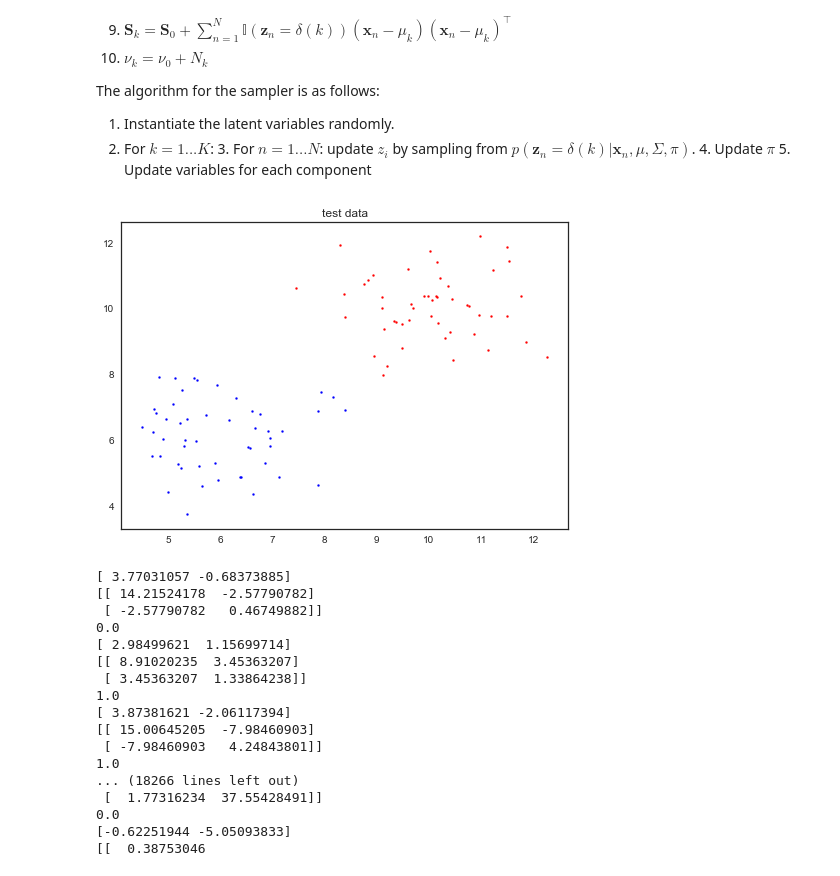
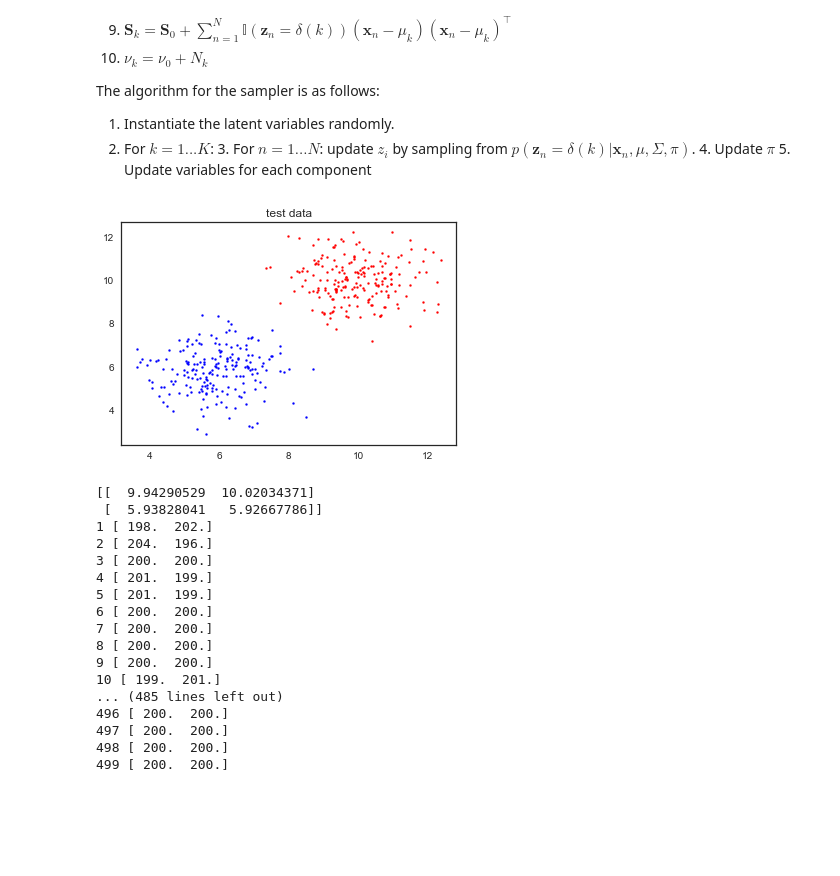
Before and after one commit to onefishy/Boston311, a Jupyter notebook: Code/Gibbs Sampler for Bayesian GMM .ipynb, the cells around one changed output. Cells and saved outputs as stored; diff of their text form; code cells hidden in the pictures; blank space fills up the shorter version.

Commit message:
reformatted sampler

```diff
--- a/Code/Gibbs Sampler for Bayesian GMM .ipynb
+++ b/Code/Gibbs Sampler for Bayesian GMM .ipynb
@@ -64,35 +64,35 @@ from sklearn import mixture
 import re
 import numpy as np
 #-------------   data parameters
 K = 2 #number of components
-N = 100 #number of observations
+N = 400 #number of observations
 M = 2 #number of attributes per observation
 
 n_samples = int(N/2.0) #number of points in each component
 mu1 = np.array([10, 10]) #mean of component 1
 mu2 = np.array([6, 6]) #mean of component 1
 
 # generate random sample, two components
 np.random.seed(0)
 
 # generate spherical data centered on mu1
 comp1 = np.random.randn(n_samples, M) + mu1
 
 # generate spherical data centered on mu2
 comp2 = np.random.randn(N - n_samples, M) + mu2
 
 # concatenate the two datasets into training set
 data = np.vstack([comp1, comp2])
 
 #plot the components
 plt.scatter(comp1[:, 0], comp1[:, 1], 4, color='r')
 plt.scatter(comp2[:, 0], comp2[:, 1], 4, color='b')
 
 plt.title('test data')
 plt.axis('tight')
 plt.show()
 # %% [output]
-[figure, old version]
+[figure, new version]
 # %%
 from scipy.stats import invwishart, multivariate_normal, dirichlet
 
@@ -287,39 +289,47 @@ def gibbs_gmm(K, X, pi, Z, mu, Sigma, nu_0, S_0, V_0, m_0, alpha_0):
 N = 100
 K = 2
 X = data
-pi = np.array([0.5, 0.5])
-Z = np.zeros((N,K))
-for i in range(N):
-    if np.random.uniform()<0.5:
-        Z[i,0] = 1
-    else:
-        Z[i,1] = 1
-mu = np.array([[7.5, 11.2],[3.4, 7.6]])
+pi = np.array([0.44, 0.55])
+
 Sigma = np.array([np.eye(2), np.eye(2)])
-nu_0 = 3
-S_0 = np.array([[1.2, 0.5], [0.2, 1.7]])
+
+mu = np.array([[11.2, 10.7],[5.3, 6.5]])
+Z  = update_Z(data, mu, Sigma, pi)
+
+nu_0 = 2
+S_0 = np.eye(2)
 V_0 =  np.eye(2)
-m_0 = np.array([7.5, 11.2])
-alpha_0 = np.array([0.5, 0.5])
+m_0 = np.array([8., 8.])
+alpha_0 = np.array([1., 1.])
 
 
 
-samples = gibbs_gmm(K, X, pi, Z, mu, Sigma, nu_0, S_0, V_0, m_0, alpha_0)
+Z_samples, pi_samples, mu_samples, Sigma_samples, nu_samples, V_samples, m_samples, S_samples= gibbs_gmm(K,
+                                                                                                         X,
+                                                                                                         pi,
+                                                                                                         Z,
+                                                                                                         mu,
+                                                                                                         Sigma,
+                                                                                                         nu_0,
+                                                                                                         S_0,
+                                                                                                         V_0,
+                                                                                                         m_0,
+                                                                                                         alpha_0)
 # %% [output]
-[ 3.77031057 -0.68373885]
-[[ 14.21524178  -2.57790782]
- [ -2.57790782   0.46749882]]
-0.0
-[ 2.98499621  1.15699714]
-[[ 8.91020235  3.45363207]
- [ 3.45363207  1.33864238]]
-1.0
-[ 3.87381621 -2.06117394]
-[[ 15.00645205  -7.98460903]
- [ -7.98460903   4.24843801]]
-1.0
-... (18266 lines left out)
- [  1.77316234  37.55428491]]
-0.0
-[-0.62251944 -5.05093833]
-[[  0.38753046
+[[  9.94290529  10.02034371]
+ [  5.93828041   5.92667786]]
+1 [ 198.  202.]
+2 [ 204.  196.]
+3 [ 200.  200.]
+4 [ 201.  199.]
+5 [ 201.  199.]
+6 [ 200.  200.]
+7 [ 200.  200.]
+8 [ 200.  200.]
+9 [ 200.  200.]
+10 [ 199.  201.]
+... (485 lines left out)
+496 [ 200.  200.]
+497 [ 200.  200.]
+498 [ 200.  200.]
+499 [ 200.  200.]
```
Also changed, not shown: parts of 13 cells of this notebook.
